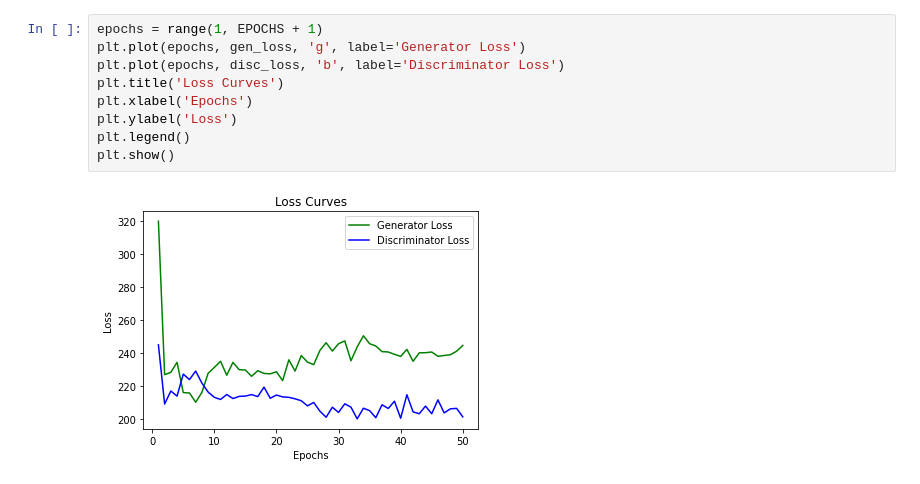
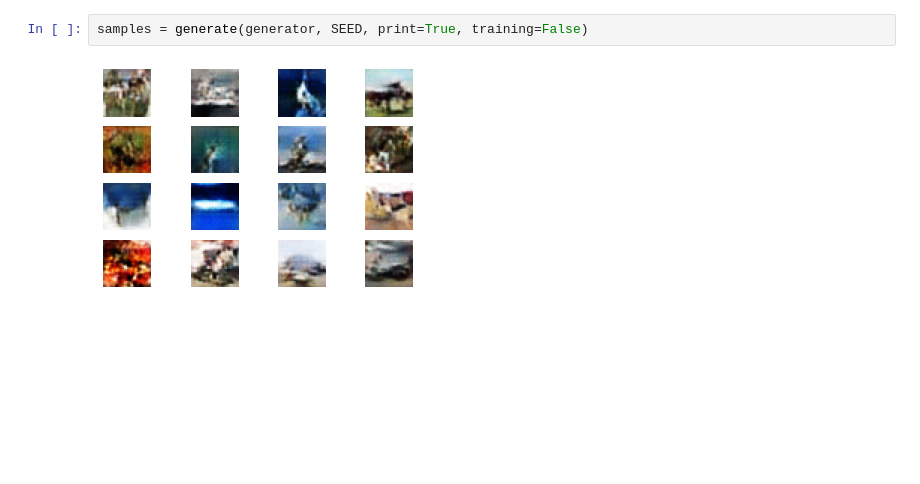
Before and after one commit to ShreyBana/DCGAN, a Jupyter notebook: DCGAN.ipynb, the cells around one changed output. Cells and saved outputs as stored; diff of their text form; blank space fills up the shorter version.

```diff
--- a/DCGAN.ipynb
+++ b/DCGAN.ipynb
@@ -234,11 +223,4 @@ gen_loss, disc_loss = train(train_dataset, EPOCHS)
-# %%
-epochs = range(1, EPOCHS + 1)
-plt.plot(epochs, gen_loss, 'g', label='Generator Loss')
-plt.plot(epochs, disc_loss, 'b', label='Discriminator Loss')
-plt.title('Loss Curves')
-plt.xlabel('Epochs')
-plt.ylabel('Loss')
-plt.legend()
-plt.show()
-# %% [output]
-[figure, removed]
+# %%
+samples = generate(generator, SEED, print=True, training=False)
+# %% [output]
+[figure, added]
```
Also changed, not shown: parts of 24 cells of this notebook.
